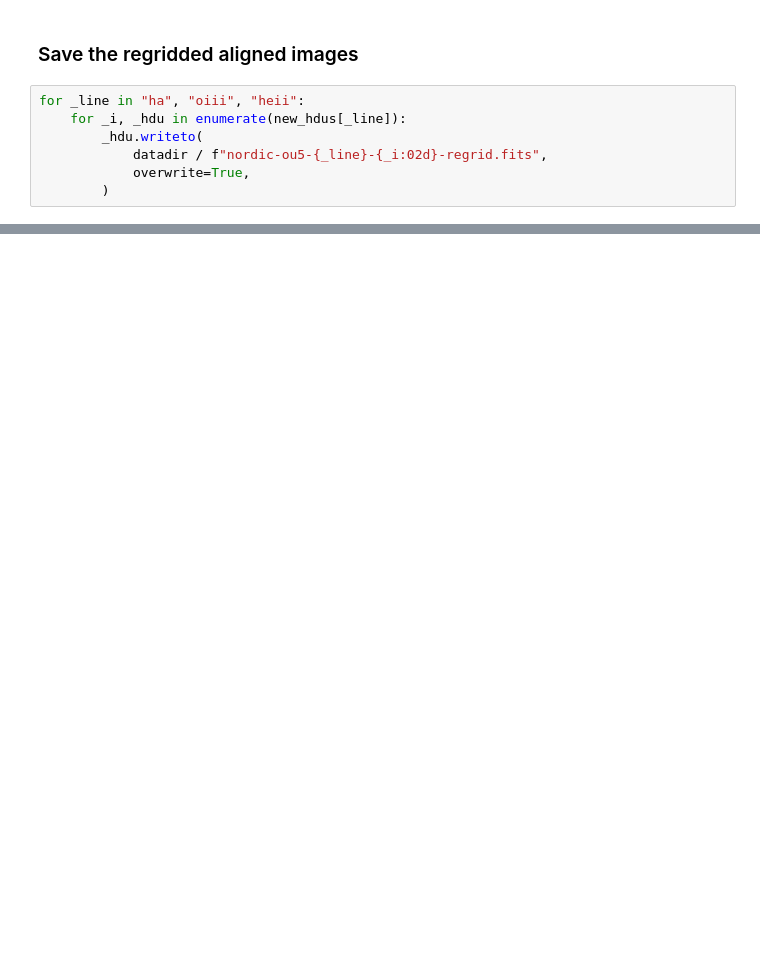
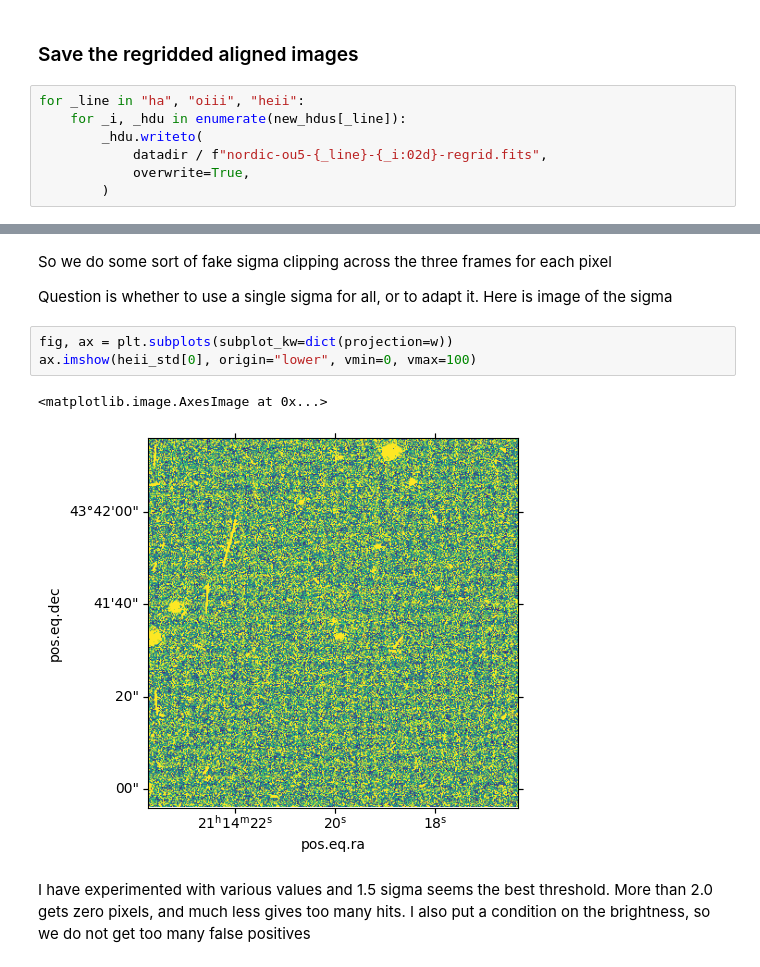
Before and after one commit to will-henney/teresa-pn-ou5, a Jupyter notebook: notebooks/04-05-nordic-images.ipynb, the cells around one changed output, grey strips where cells are left out. Cells and saved outputs as stored; diff of their text form; blank space fills up the shorter version.

```diff
--- a/notebooks/04-05-nordic-images.ipynb
+++ b/notebooks/04-05-nordic-images.ipynb
@@ -258,0 +300,12 @@ for _line in "ha", "oiii", "heii":
+# %% [markdown]
+So we do some sort of fake sigma clipping across the three frames for each pixel
+
+Question is whether to use a single sigma for all, or to adapt it. Here is image of the sigma
+# %%
+fig, ax = plt.subplots(subplot_kw=dict(projection=w))
+ax.imshow(heii_std[0], origin="lower", vmin=0, vmax=100)
+# %% [output]
+<matplotlib.image.AxesImage at 0x...>
+[figure, added]
+# %% [markdown]
+I have experimented with various values and 1.5 sigma seems the best threshold. More than 2.0 gets zero pixels, and much less gives too many hits. I also put a condition on the brightness, so we do not get too many false positives
```
Also changed, not shown: parts of 61 cells of this notebook, 14 other files.
